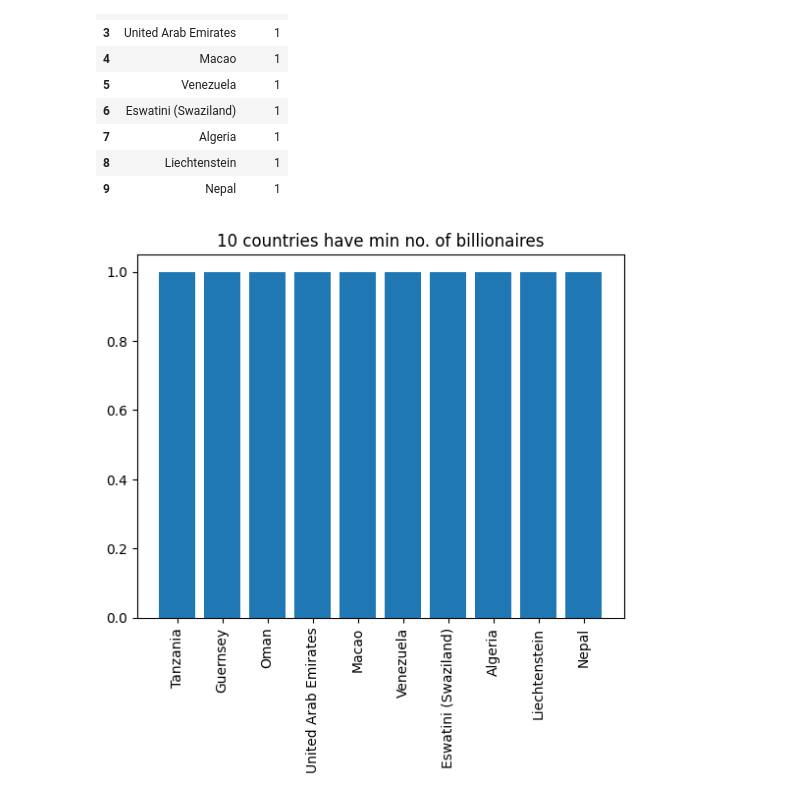
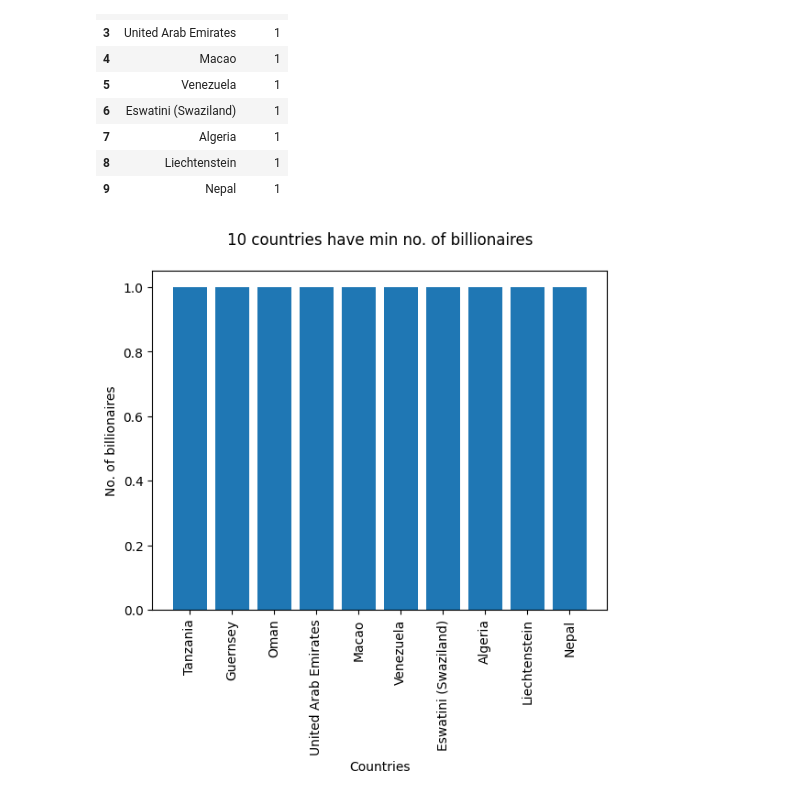
Before and after one commit to akheradmand/MachineLearning, a Jupyter notebook: 40/40-1/billionaires.ipynb, the cells around one changed output. Saved outputs shown, nothing was run; the diff lists cells and outputs as text; code cells hidden in the pictures.

```diff
--- a/40/40-1/billionaires.ipynb
+++ b/40/40-1/billionaires.ipynb
@@ -215,8 +227,10 @@ min_no_billionaires_in_country
 | 9 | Nepal | 1 |
 # %%
 plt.bar(min_no_billionaires_in_country['Country'],min_no_billionaires_in_country['count'])
-plt.title("10 countries have min no. of billionaires")
+plt.title("10 countries have min no. of billionaires\n")
+plt.xlabel("Countries")
+plt.ylabel("No. of billionaires")
 plt.xticks(rotation=90)
 plt.show()
 # %% [output]
-[figure, old version]
+[figure, new version]
```
Also changed, not shown: parts of 6 cells of this notebook.
